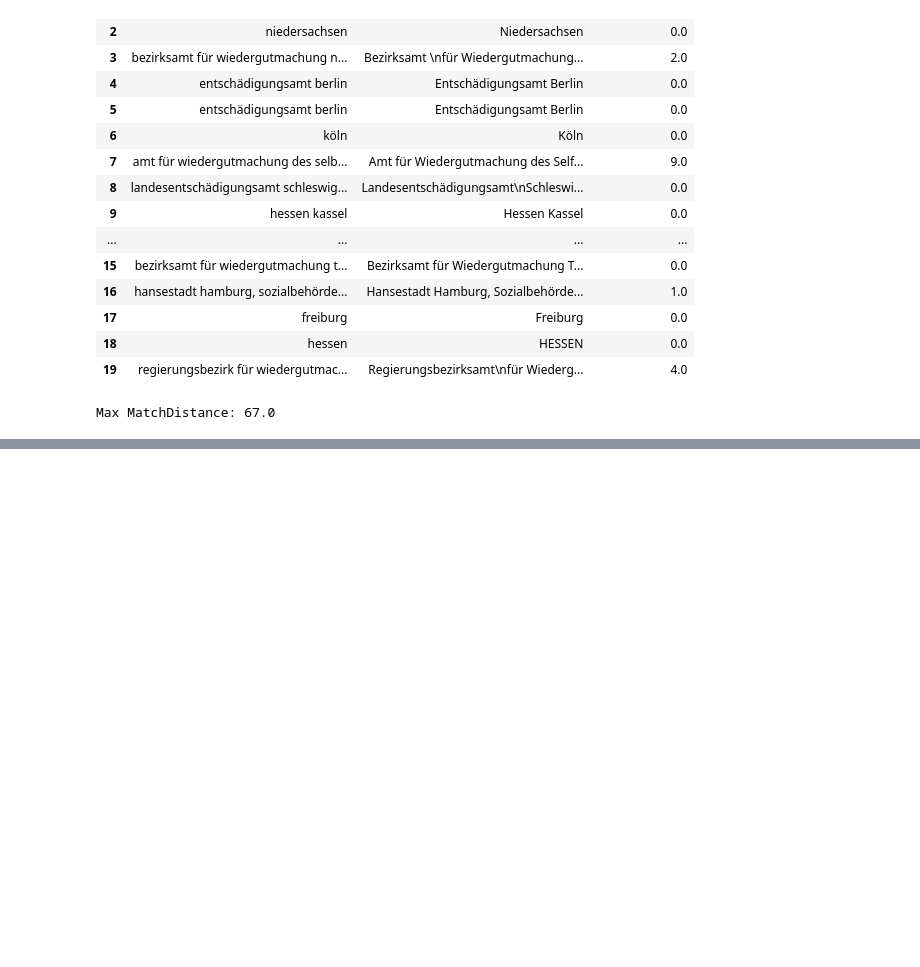
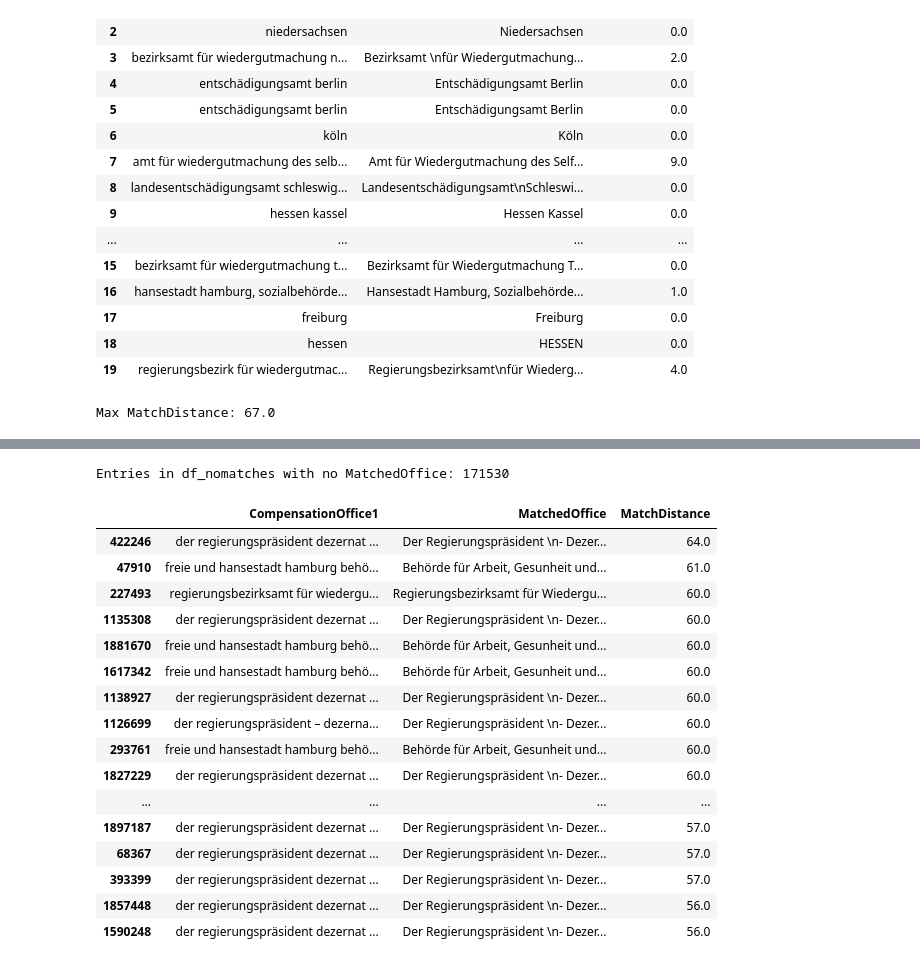
Before and after one commit to BennetHan/compensation-office-analysis, a Jupyter notebook: compensation-office-analysis.ipynb, the cells around one changed output, grey strips where cells are left out. Saved outputs shown, nothing was run; the diff lists cells and outputs as text; code cells hidden in the pictures; blank space fills up the shorter version.

```diff
--- a/compensation-office-analysis.ipynb
+++ b/compensation-office-analysis.ipynb
@@ -414,0 +188,2 @@ df_nomatches.sort_values('MatchDistance', ascending=True).to_excel('compensation
+# %%
+df_nomatches = df_matches[(df_matches['MatchDistance'] > 0) | (df_matches['MatchDistance'].isna())]
@@ -414,0 +216,27 @@ df_nomatches.sort_values('MatchDistance', ascending=True).to_excel('compensation
+# %%
+# Count entries with no MatchedOffice (None/NaN)
+no_matched_office_count = df_nomatches['MatchDistance'].isna().sum()
+print(f"Entries in df_nomatches with no MatchedOffice: {no_matched_office_count}")
+# %% [output]
+Entries in df_nomatches with no MatchedOffice: 171530
+# %%
+df_nomatches = df_nomatches.sort_values('MatchDistance', ascending=False)
+df_nomatches.head(20)
+# %% [output]
+|  | CompensationOffice1 | MatchedOffice | MatchDistance |
+| 422246 | der regierungspräsident dezernat ... | Der Regierungspräsident \n- Dezer... | 64.0 |
+| 47910 | freie und hansestadt hamburg behö... | Behörde für Arbeit, Gesunheit und... | 61.0 |
+| 227493 | regierungsbezirksamt für wiedergu... | Regierungsbezirksamt für Wiedergu... | 60.0 |
+| 1135308 | der regierungspräsident dezernat ... | Der Regierungspräsident \n- Dezer... | 60.0 |
+| 1881670 | freie und hansestadt hamburg behö... | Behörde für Arbeit, Gesunheit und... | 60.0 |
+| 1617342 | freie und hansestadt hamburg behö... | Behörde für Arbeit, Gesunheit und... | 60.0 |
+| 1138927 | der regierungspräsident dezernat ... | Der Regierungspräsident \n- Dezer... | 60.0 |
+| 1126699 | der regierungspräsident – dezerna... | Der Regierungspräsident \n- Dezer... | 60.0 |
+| 293761 | freie und hansestadt hamburg behö... | Behörde für Arbeit, Gesunheit und... | 60.0 |
+| 1827229 | der regierungspräsident dezernat ... | Der Regierungspräsident \n- Dezer... | 60.0 |
+| ... | ... | ... | ... |
+| 1897187 | der regierungspräsident dezernat ... | Der Regierungspräsident \n- Dezer... | 57.0 |
+| 68367 | der regierungspräsident dezernat ... | Der Regierungspräsident \n- Dezer... | 57.0 |
+| 393399 | der regierungspräsident dezernat ... | Der Regierungspräsident \n- Dezer... | 57.0 |
+| 1857448 | der regierungspräsident dezernat ... | Der Regierungspräsident \n- Dezer... | 56.0 |
+| 1590248 | der regierungspräsident dezernat ... | Der Regierungspräsident \n- Dezer... | 56.0 |
```
Also changed, not shown: parts of 20 cells of this notebook, 2 other files.
